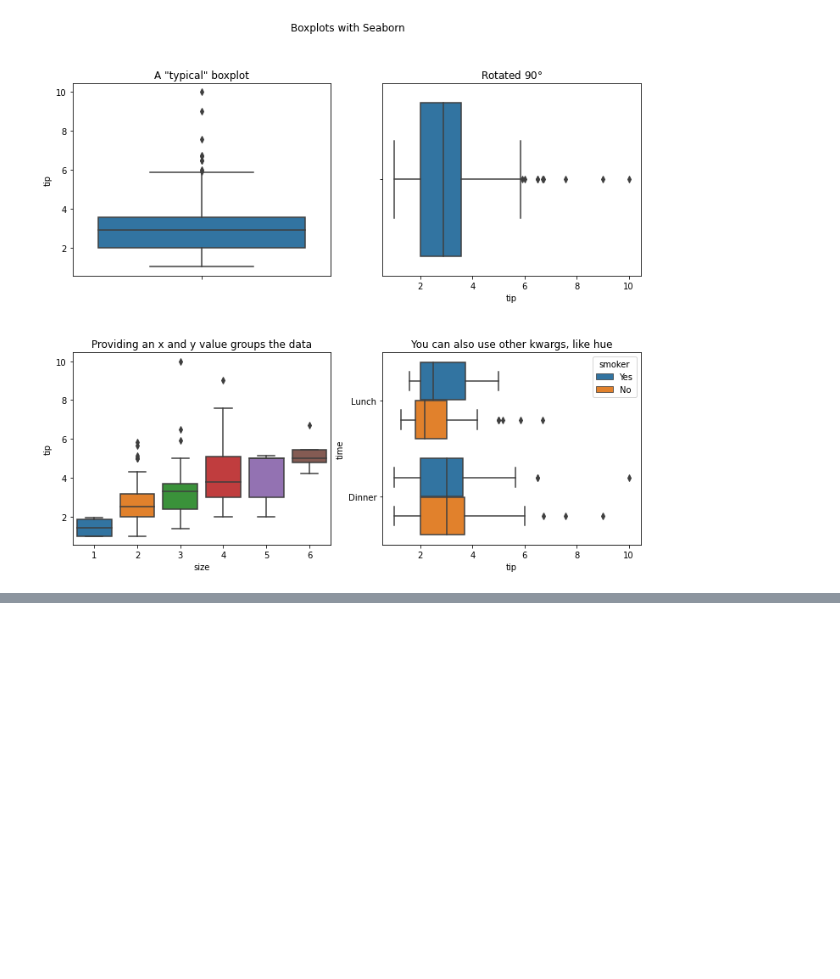
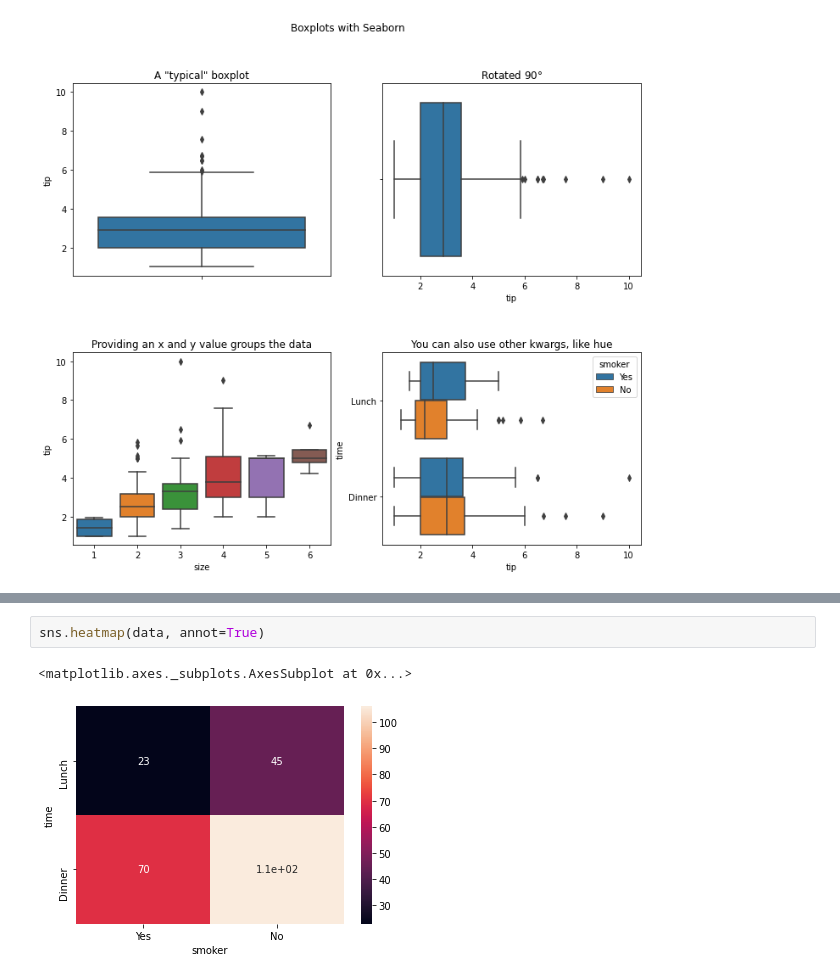
Before and after one commit to CodeupClassroom/darden-data-science-libraries, a Jupyter notebook: seaborn_intro.ipynb, the cells around one changed output, grey strips where cells are left out. Drawn from its saved outputs; the diff is of its cells as text; blank space fills up the shorter version.

```diff
--- a/seaborn_intro.ipynb
+++ b/seaborn_intro.ipynb
@@ -197,0 +222,5 @@ plt.subplots_adjust(hspace=0.4)
+# %%
+sns.heatmap(data, annot=True)
+# %% [output]
+<matplotlib.axes._subplots.AxesSubplot at 0x...>
+[figure, added]
```
Also changed, not shown: parts of 14 cells of this notebook.
